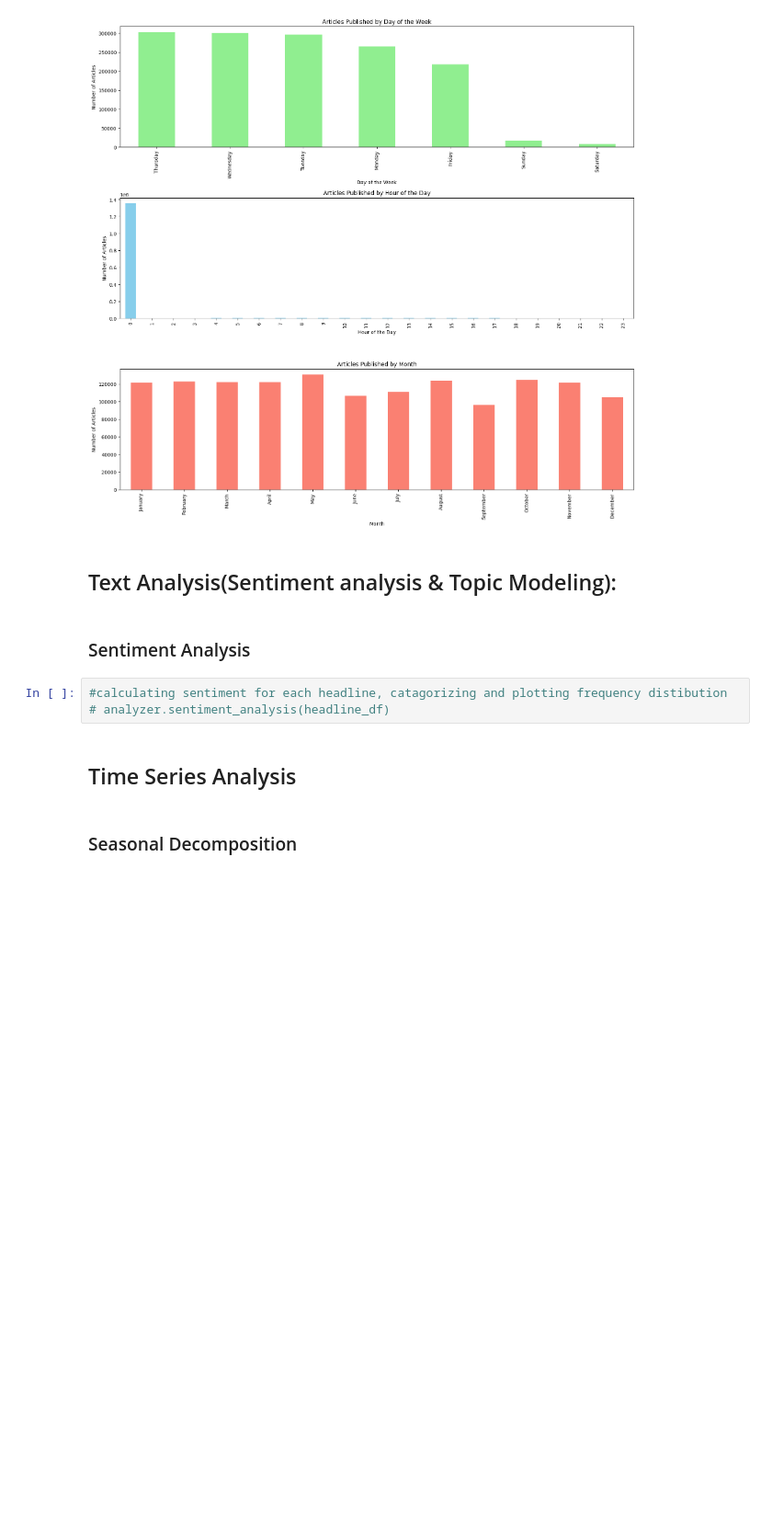
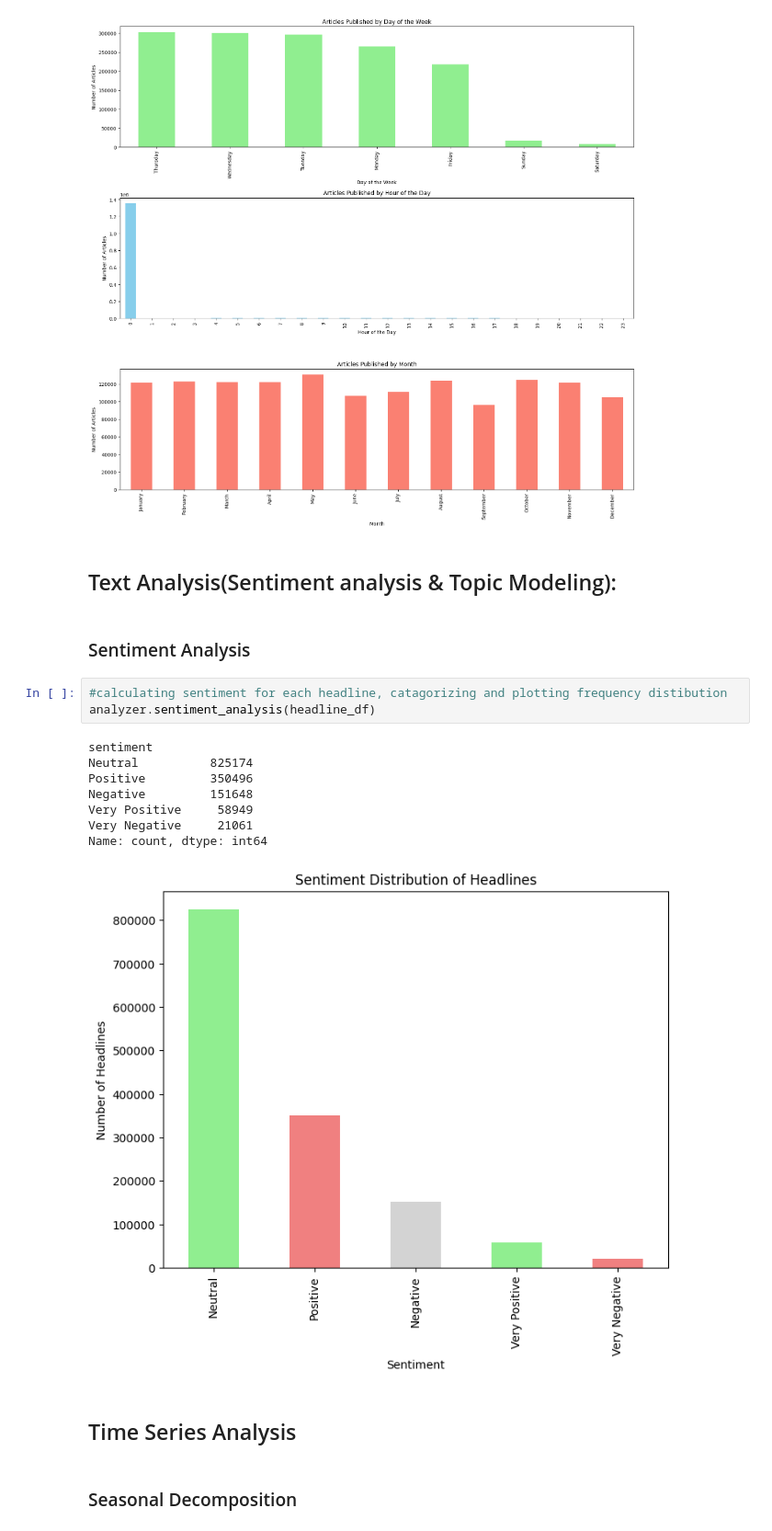
Before and after one commit to NigusK/Stock-Market-News-Sentiment, a Jupyter notebook: notebook/headline_text_analysis.ipynb, the cells around one changed output. Shown at 92% size. Drawn from its saved outputs; the diff is of its cells as text; blank space fills up the shorter version.

```diff
--- a/notebook/headline_text_analysis.ipynb
+++ b/notebook/headline_text_analysis.ipynb
@@ -68,7 +68,16 @@ analyzer.publication_freq_plot(headline_df)
 ### Sentiment Analysis
 # %%
 #calculating sentiment for each headline, catagorizing and plotting frequency distibution
-# analyzer.sentiment_analysis(headline_df)
+analyzer.sentiment_analysis(headline_df)
+# %% [output]
+sentiment
+Neutral          825174
+Positive         350496
+Negative         151648
+Very Positive     58949
+Very Negative     21061
+Name: count, dtype: int64
+[figure, added]
 # %% [markdown]
 ## Time Series Analysis
 # %% [markdown]
```
Also changed, not shown: parts of 1 cell of this notebook, 2 other files.
